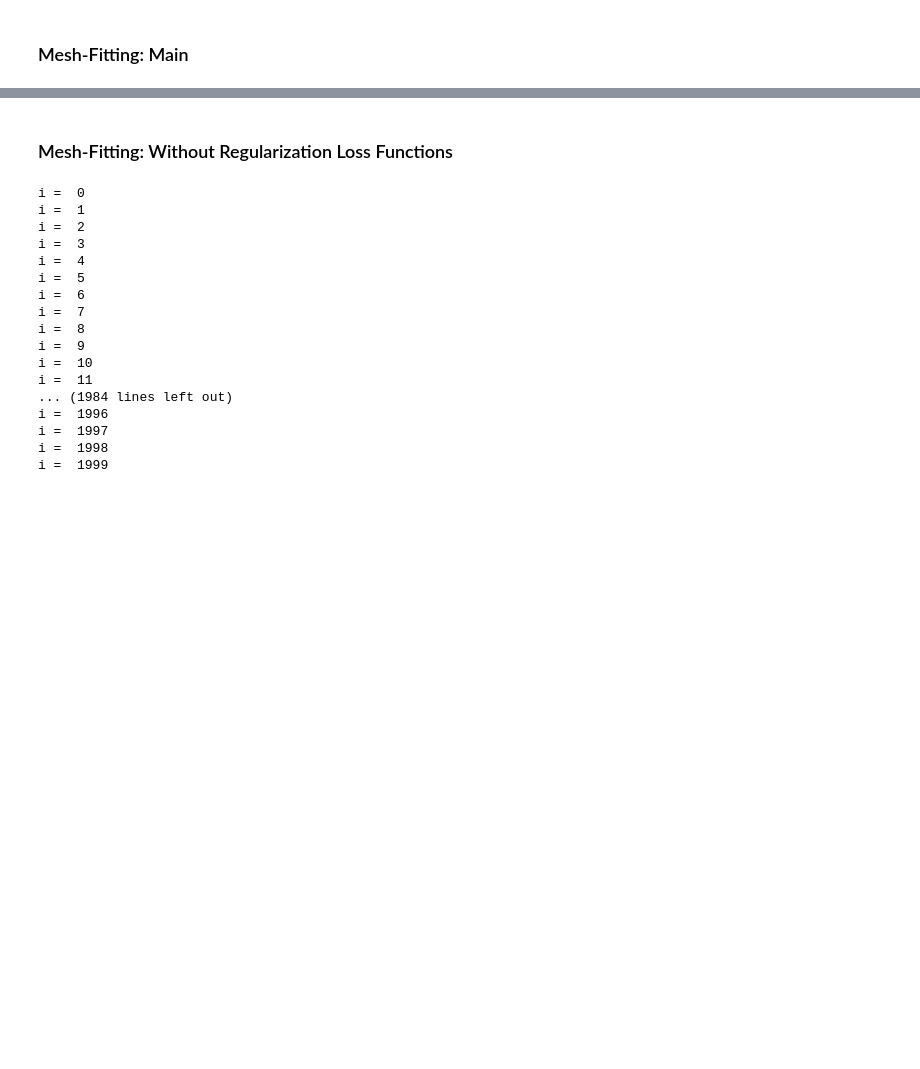
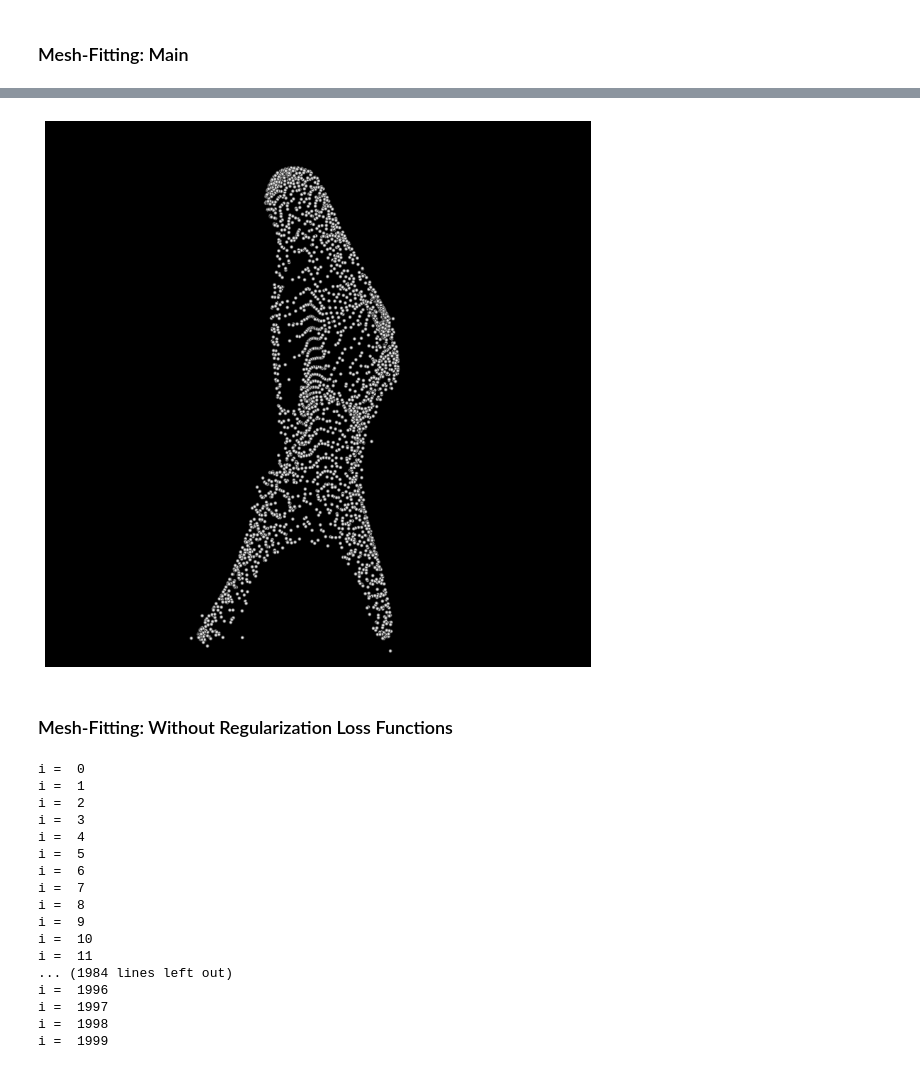
Before and after one commit to d-k-ivanov/sandbox-ai, a Jupyter notebook: torch3d_basics/03_mesh_fitting/03_mesh_fitting.ipynb, the cells around one changed output, grey strips where cells are left out. Drawn from its saved outputs; the diff is of its cells as text; code cells hidden in the pictures; blank space fills up the shorter version.

```diff
--- a/torch3d_basics/03_mesh_fitting/03_mesh_fitting.ipynb
+++ b/torch3d_basics/03_mesh_fitting/03_mesh_fitting.ipynb
@@ -156,3 +233,10 @@ Visualizing the point cloud c:\ws\my\sandbox-ai\torch3d_basics\03_mesh_fitting\o
+# %%
+with torch.no_grad():
+    visualize_point_cloud2(final_verts_copy, device, renderer)
+# visualize_point_cloud(deform1)
+# visualize_mesh(deform1)
+# %% [output]
+[figure, added]
 # %% [markdown]
 ### Mesh-Fitting: Without Regularization Loss Functions
 # %%
```
Also changed, not shown: parts of 6 cells of this notebook.
